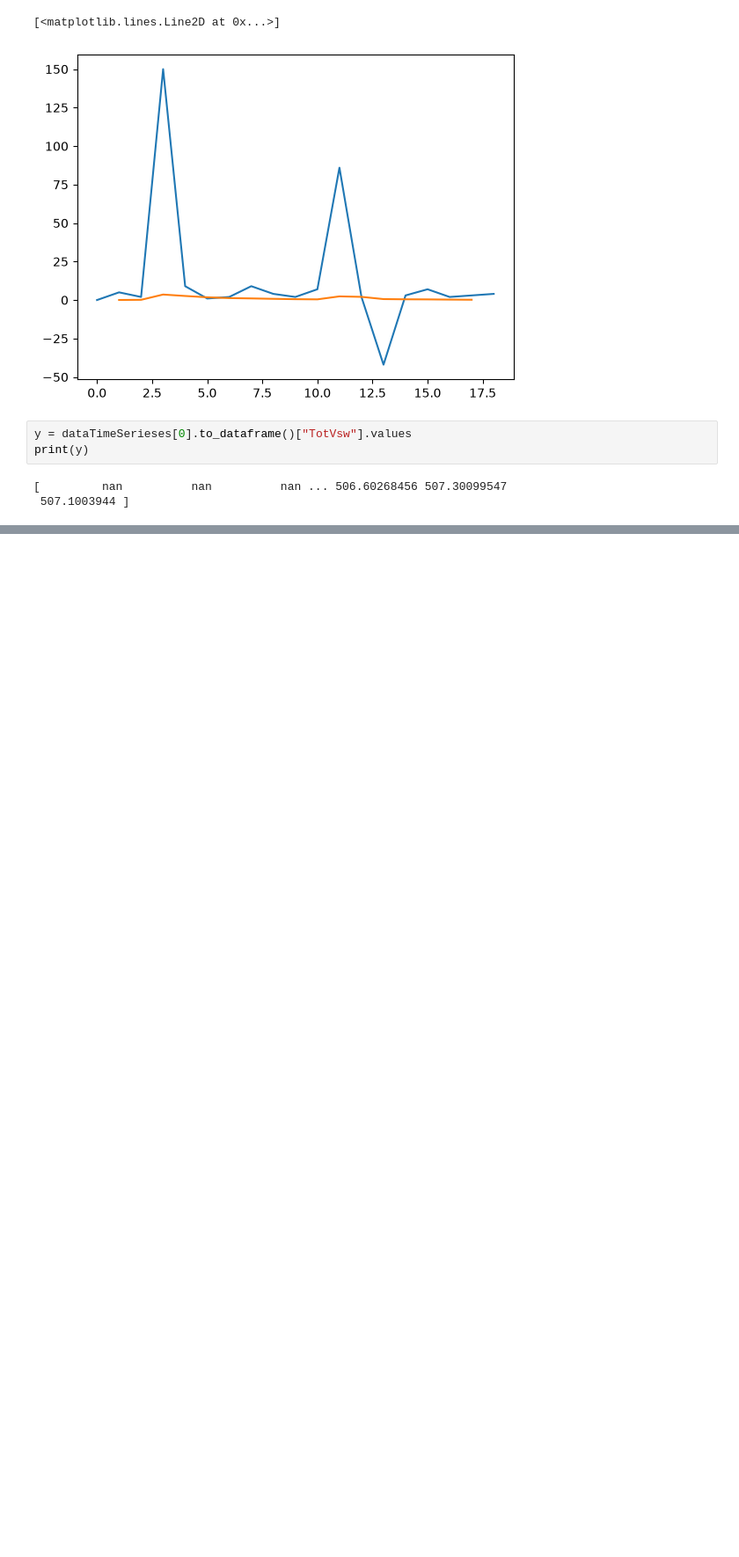
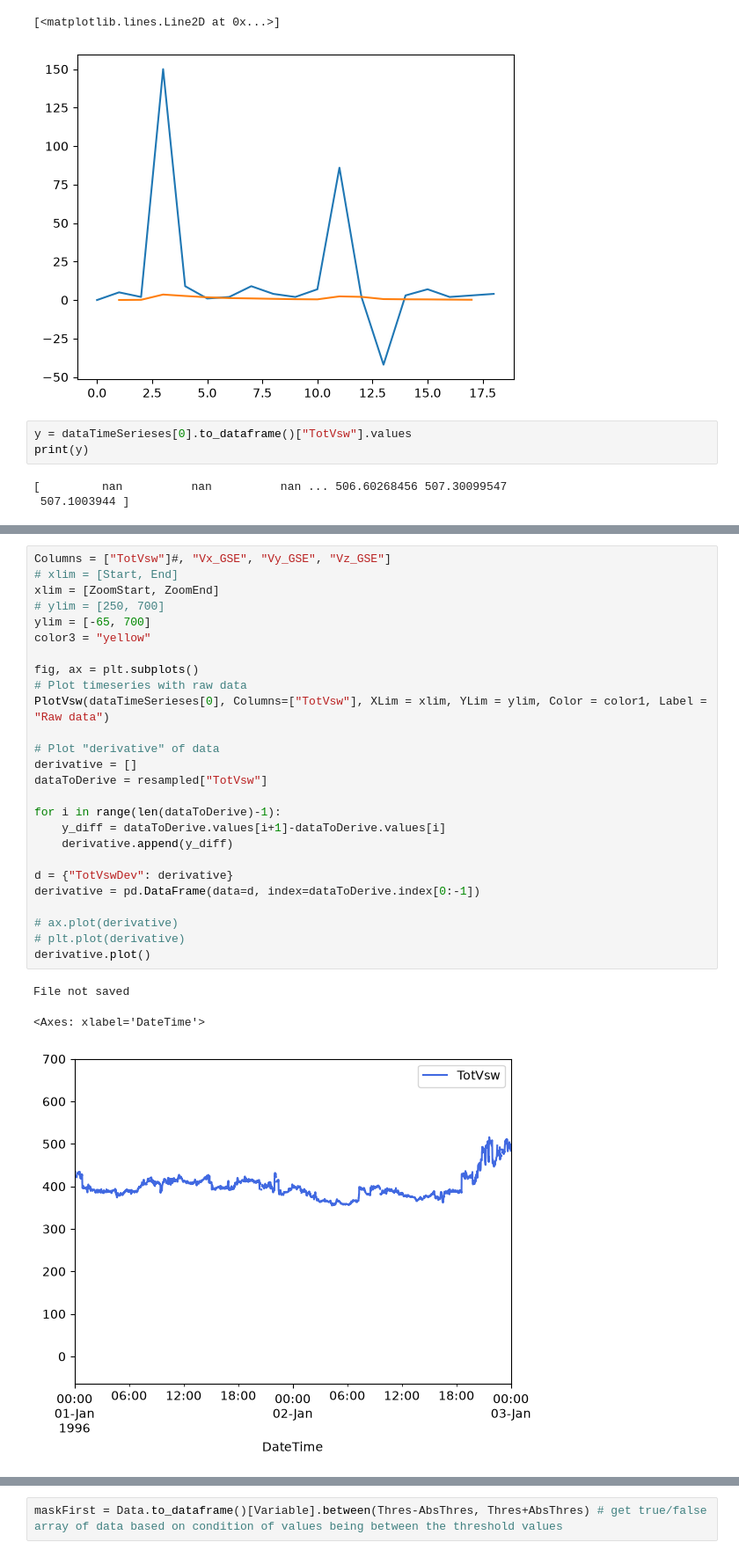
Before and after one commit to rahyndman/SolarWindCode, a Jupyter notebook: SteadinessTesting.ipynb, the cells around one changed output, grey strips where cells are left out. Shown at 88% size. Saved outputs shown, nothing was run; the diff lists cells and outputs as text; blank space fills up the shorter version.

```diff
--- a/SteadinessTesting.ipynb
+++ b/SteadinessTesting.ipynb
@@ -746,0 +957,30 @@ plt.legend()
+# %%
+Columns = ["TotVsw"]#, "Vx_GSE", "Vy_GSE", "Vz_GSE"]
+# xlim = [Start, End]
+xlim = [ZoomStart, ZoomEnd]
+# ylim = [250, 700]
+ylim = [-65, 700]
+color3 = "yellow"
+
+fig, ax = plt.subplots()
+# Plot timeseries with raw data
+PlotVsw(dataTimeSerieses[0], Columns=["TotVsw"], XLim = xlim, YLim = ylim, Color = color1, Label = "Raw data")
+
+# Plot "derivative" of data
+derivative = []
+dataToDerive = resampled["TotVsw"]
+
+for i in range(len(dataToDerive)-1):
+    y_diff = dataToDerive.values[i+1]-dataToDerive.values[i]
+    derivative.append(y_diff)
+
+d = {"TotVswDev": derivative}
+derivative = pd.DataFrame(data=d, index=dataToDerive.index[0:-1])
+
+# ax.plot(derivative)
+# plt.plot(derivative)
+derivative.plot()
+# %% [output]
+File not saved
+<Axes: xlabel='DateTime'>
+[figure, added]
@@ -746,0 +988,2 @@ plt.legend()
+# %%
+maskFirst = Data.to_dataframe()[Variable].between(Thres-AbsThres, Thres+AbsThres) # get true/false array of data based on condition of values being between the threshold values
```
Also changed, not shown: parts of 19 cells of this notebook.
